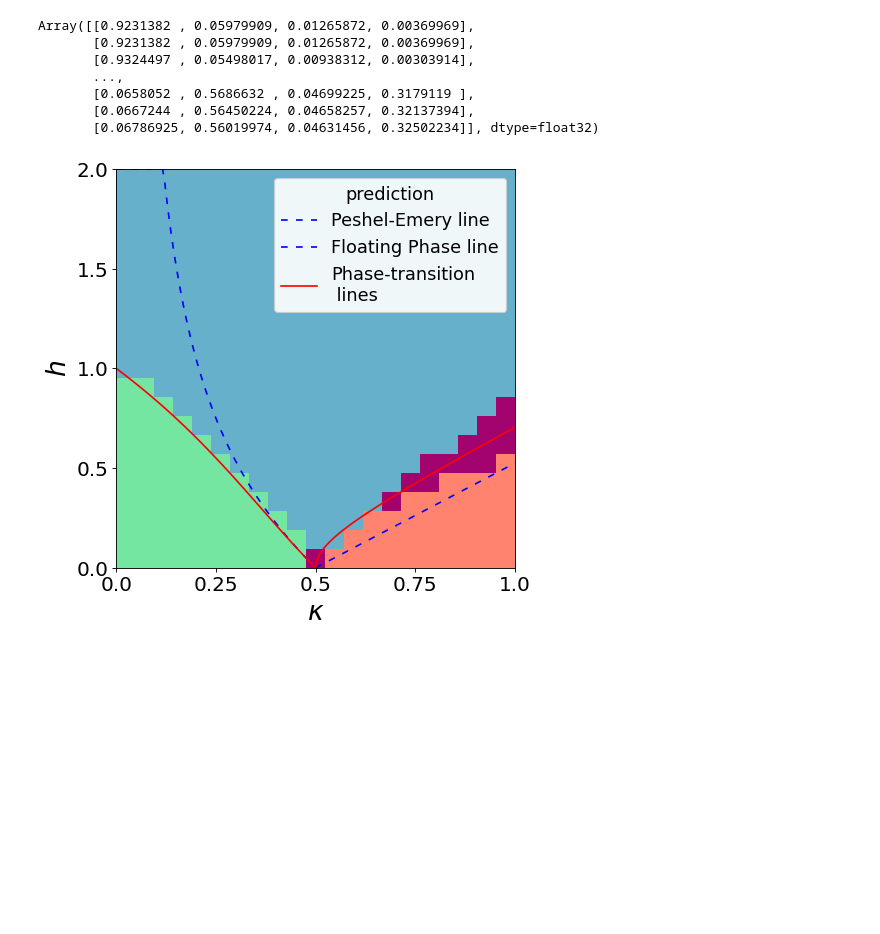
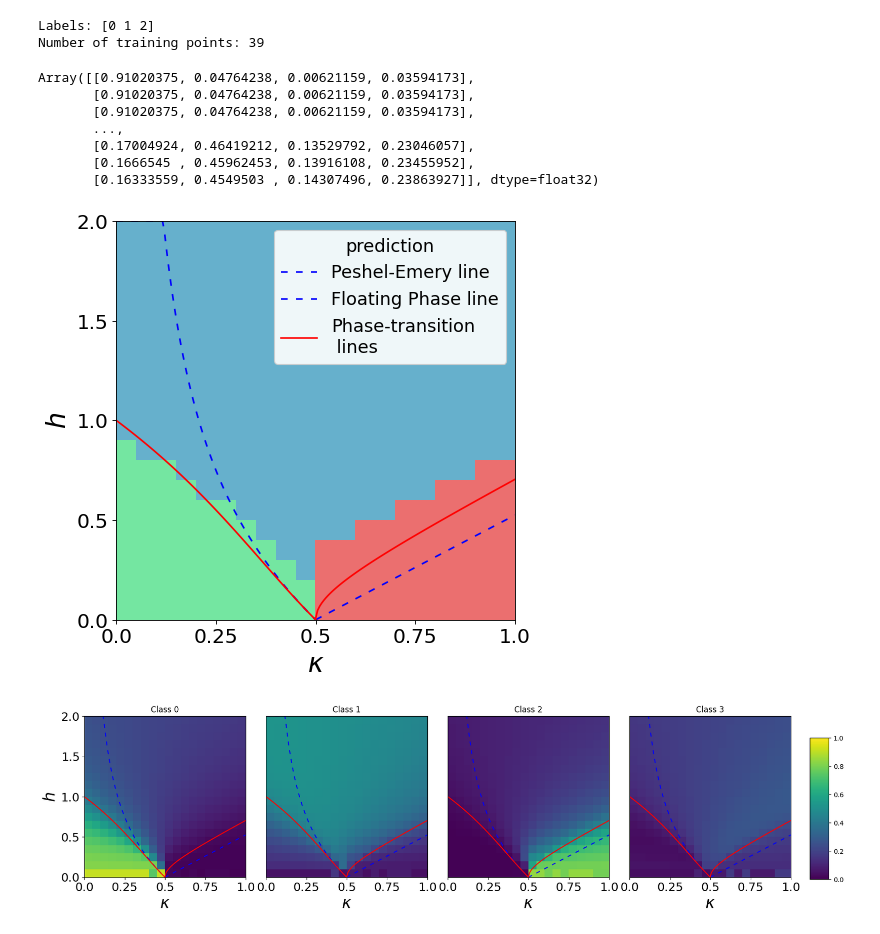
Before and after one commit to SaverioMonaco/ANNNI2, a Jupyter notebook: notebooks/test.ipynb, the cells around one changed output. Saved outputs shown, nothing was run; the diff lists cells and outputs as text; code cells hidden in the pictures; blank space fills up the shorter version.

```diff
--- a/notebooks/test.ipynb
+++ b/notebooks/test.ipynb
@@ -7,2 +9,2 @@ import jax.numpy as jnp
 # %%
-TT = ANNNI.mps(folder = '../tensor_data/12/', gpu=True)
+TT = annni.Mps(folder = path_states, gpu=True)
@@ -12,2 +12,0 @@ dummystate[0] = 1  # State needs to be normal
-# %%
-TT.train_enc(100, jnp.array([0]), 0, 1e-2)
@@ -42,4 +12,0 @@ Array([0.02059603, 0.02059603, 0.02059555, 0.02059555, 0.02059603,
-# %%
-TT.train_enc_rotate()
-# %%
-TT.train_rotate(True, False, 10, 1000, 3)
@@ -75,11 +13,15 @@ Error:
 # %%
-TT.predict(plot=True)
+TT.train(epochs=250)
+TT.predict(plot=True, eachclass = True)
 # %% [output]
-Array([[0.9231382 , 0.05979909, 0.01265872, 0.00369969],
-       [0.9231382 , 0.05979909, 0.01265872, 0.00369969],
-       [0.9324497 , 0.05498017, 0.00938312, 0.00303914],
-       ...,
-       [0.0658052 , 0.5686632 , 0.04699225, 0.3179119 ],
-       [0.0667244 , 0.56450224, 0.04658257, 0.32137394],
-       [0.06786925, 0.56019974, 0.04631456, 0.32502234]], dtype=float32)
+Labels: [0 1 2]
+Number of training points: 39
+Array([[0.91020375, 0.04764238, 0.00621159, 0.03594173],
+       [0.91020375, 0.04764238, 0.00621159, 0.03594173],
+       [0.91020375, 0.04764238, 0.00621159, 0.03594173],
+       ...,
+       [0.17004924, 0.46419212, 0.13529792, 0.23046057],
+       [0.1666545 , 0.45962453, 0.13916108, 0.23455952],
+       [0.16333559, 0.4549503 , 0.14307496, 0.23863927]], dtype=float32)
-[figure, old version]
+[figure, new version]
+[figure, added]
```
Also changed, not shown: parts of 28 cells of this notebook, 16 other files.
